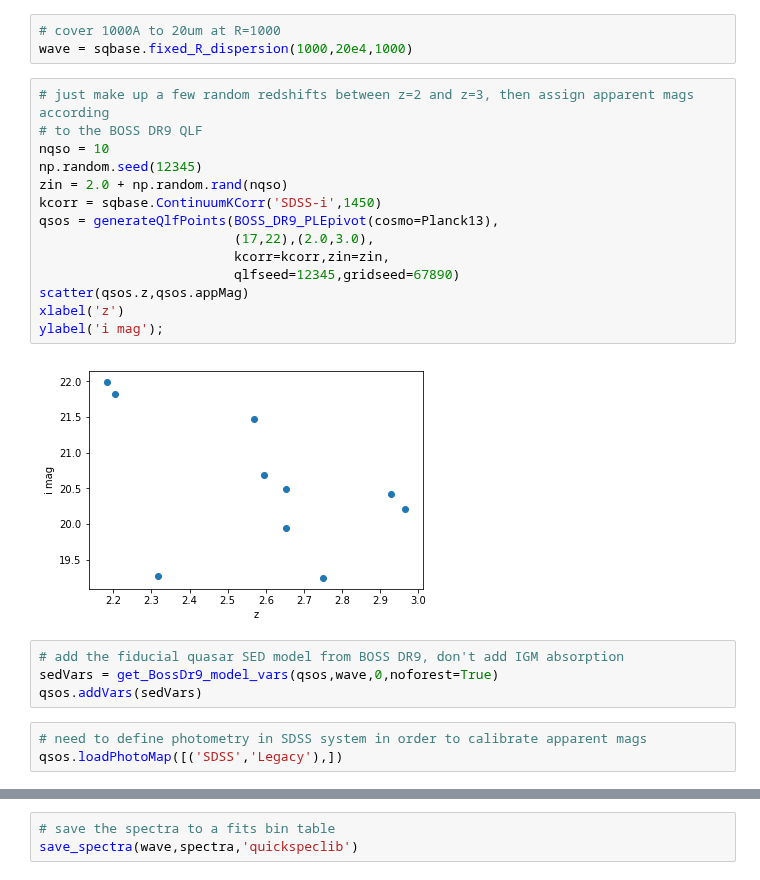
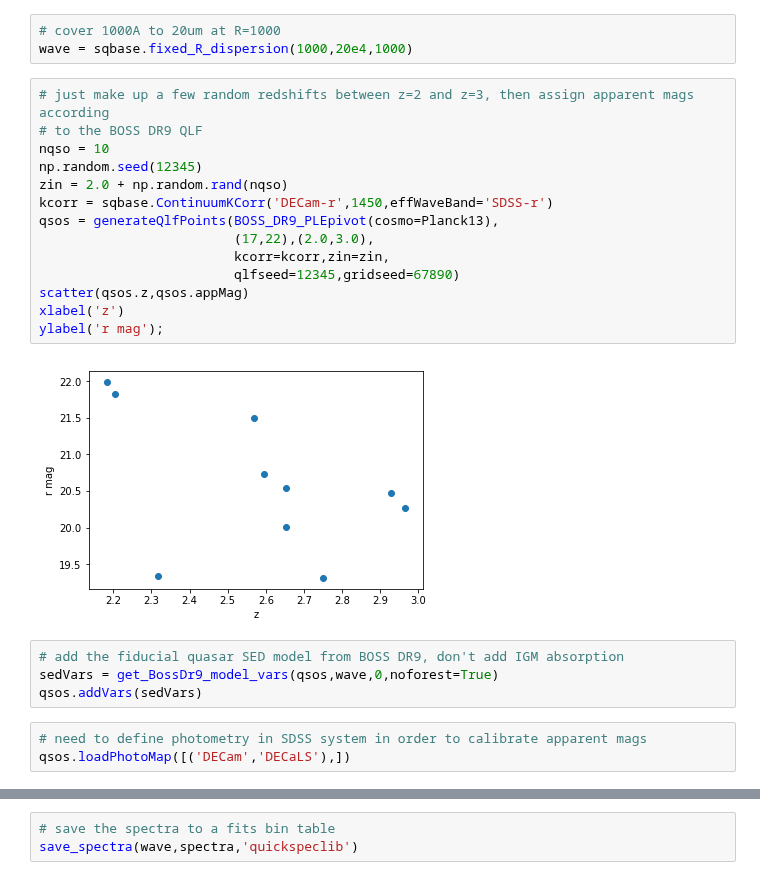
Before and after one commit to imcgreer/simqso, a Jupyter notebook: examples/quickspeclibrary.ipynb, the cells around one changed output, grey strips where cells are left out. Drawn from its saved outputs; the diff is of its cells as text.

Commit message:
update nb to use DECam filters

```diff
--- a/examples/quickspeclibrary.ipynb
+++ b/examples/quickspeclibrary.ipynb
@@ -13,26 +13,26 @@ wave = sqbase.fixed_R_dispersion(1000,20e4,1000)
 # %%
 # just make up a few random redshifts between z=2 and z=3, then assign apparent mags according
 # to the BOSS DR9 QLF
 nqso = 10
 np.random.seed(12345)
 zin = 2.0 + np.random.rand(nqso)
-kcorr = sqbase.ContinuumKCorr('SDSS-i',1450)
+kcorr = sqbase.ContinuumKCorr('DECam-r',1450,effWaveBand='SDSS-r')
 qsos = generateQlfPoints(BOSS_DR9_PLEpivot(cosmo=Planck13),
                          (17,22),(2.0,3.0),
                          kcorr=kcorr,zin=zin,
                          qlfseed=12345,gridseed=67890)
 scatter(qsos.z,qsos.appMag)
 xlabel('z')
-ylabel('i mag');
+ylabel('r mag');
 # %% [output]
-[figure, old version]
+[figure, new version]
 # %%
 # add the fiducial quasar SED model from BOSS DR9, don't add IGM absorption
 sedVars = get_BossDr9_model_vars(qsos,wave,0,noforest=True)
 qsos.addVars(sedVars)
 # %%
 # need to define photometry in SDSS system in order to calibrate apparent mags
-qsos.loadPhotoMap([('SDSS','Legacy'),])
+qsos.loadPhotoMap([('DECam','DECaLS'),])
 # %%
 # ready to generate spectra. iteration is necessary to converge on the per-object k-correction,
 # after two steps the maximum error on the absolute mags is <<1%
```
Also changed, not shown: parts of 3 cells of this notebook.
